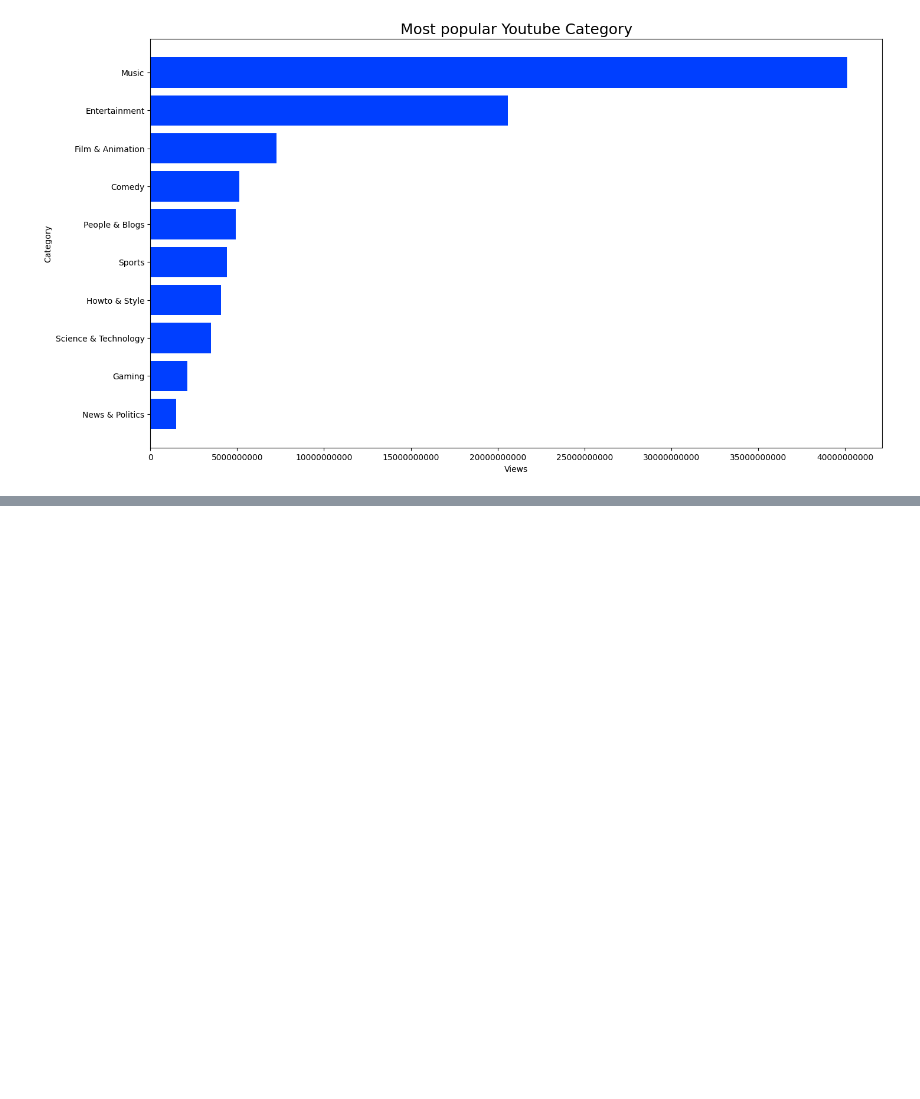
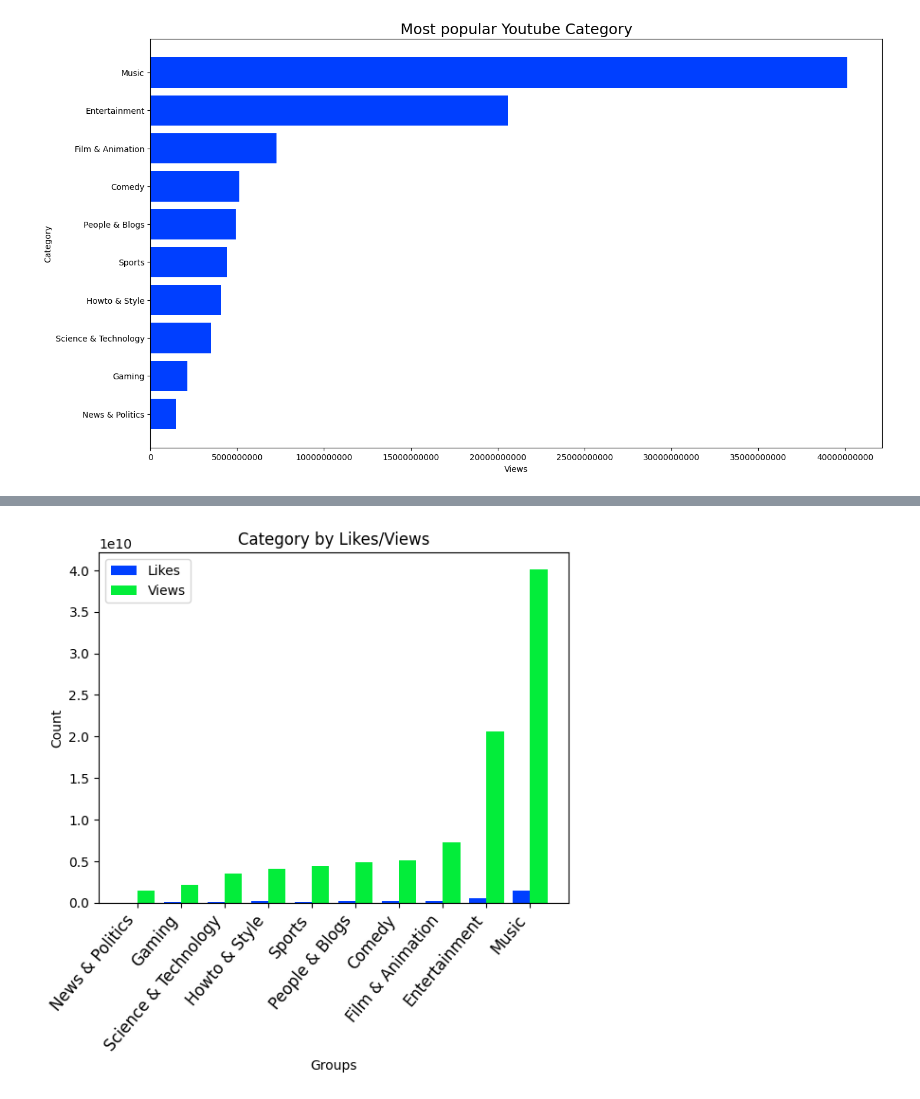
Before and after one commit to morgancoad/pandas-eda-casestudy-overview, a Jupyter notebook: notebooks/test_youtube.ipynb, the cells around one changed output, grey strips where cells are left out. Saved outputs shown, nothing was run; the diff lists cells and outputs as text; code cells hidden in the pictures; blank space fills up the shorter version.

Commit message:
combinning chart

```diff
--- a/notebooks/test_youtube.ipynb
+++ b/notebooks/test_youtube.ipynb
@@ -339,0 +355,8 @@ plt.show()
+# %%
+id_list_all_vars = id_list[[
+                'category_id_name',
+                'likes',
+                'views',
+                            ]]
+id_list_all_vars = id_list_all_vars.set_index('category_id_name')
+id_list_all_vars.sort_values(by='views',ascending=False)
@@ -339,0 +376,22 @@ plt.show()
+# %%
+likes = id_list_all_vars['likes']
+views = id_list_all_vars['views']
+cat_name = id_list_all_vars.index
+# X = ['Group A','Group B','Group C','Group D']
+# Ygirls = [10,20,20,40]
+# Zboys = [20,30,25,30]
+
+cat_name_axis = np.arange(len(cat_name))
+
+plt.bar(cat_name_axis - 0.2, likes, 0.4, label = 'Likes')
+plt.bar(cat_name_axis + 0.2, views, 0.4, label = 'Views')
+
+#ax.set_xticklabels(cat_name, rotation=60, horizontalalignment='right', fontsize='12')
+plt.xticks(cat_name_axis, cat_name, rotation=50, horizontalalignment='right', fontsize='12')
+plt.xlabel("Groups")
+plt.ylabel("Count")
+plt.title("Category by Likes/Views")
+plt.legend()
+plt.show()
+# %% [output]
+[figure, added]
```
Also changed, not shown: parts of 9 cells of this notebook, 1 other file.
